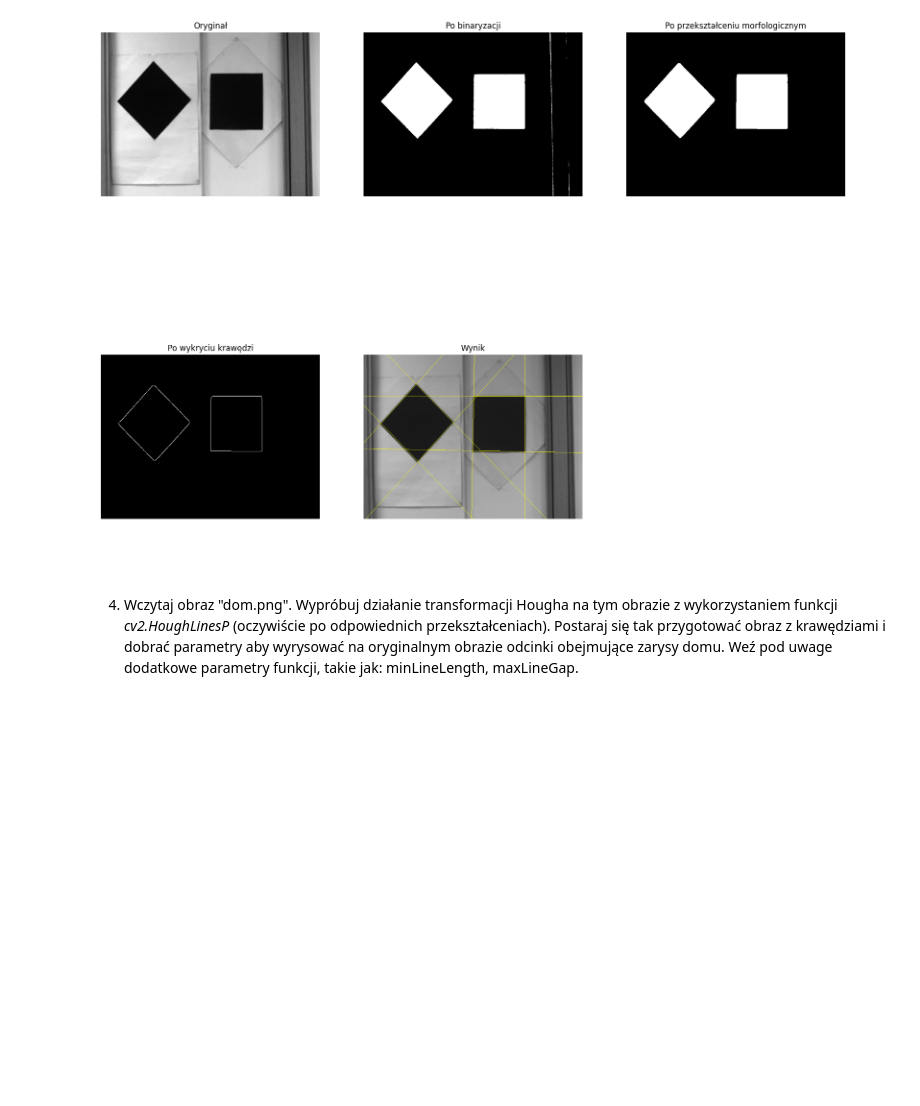
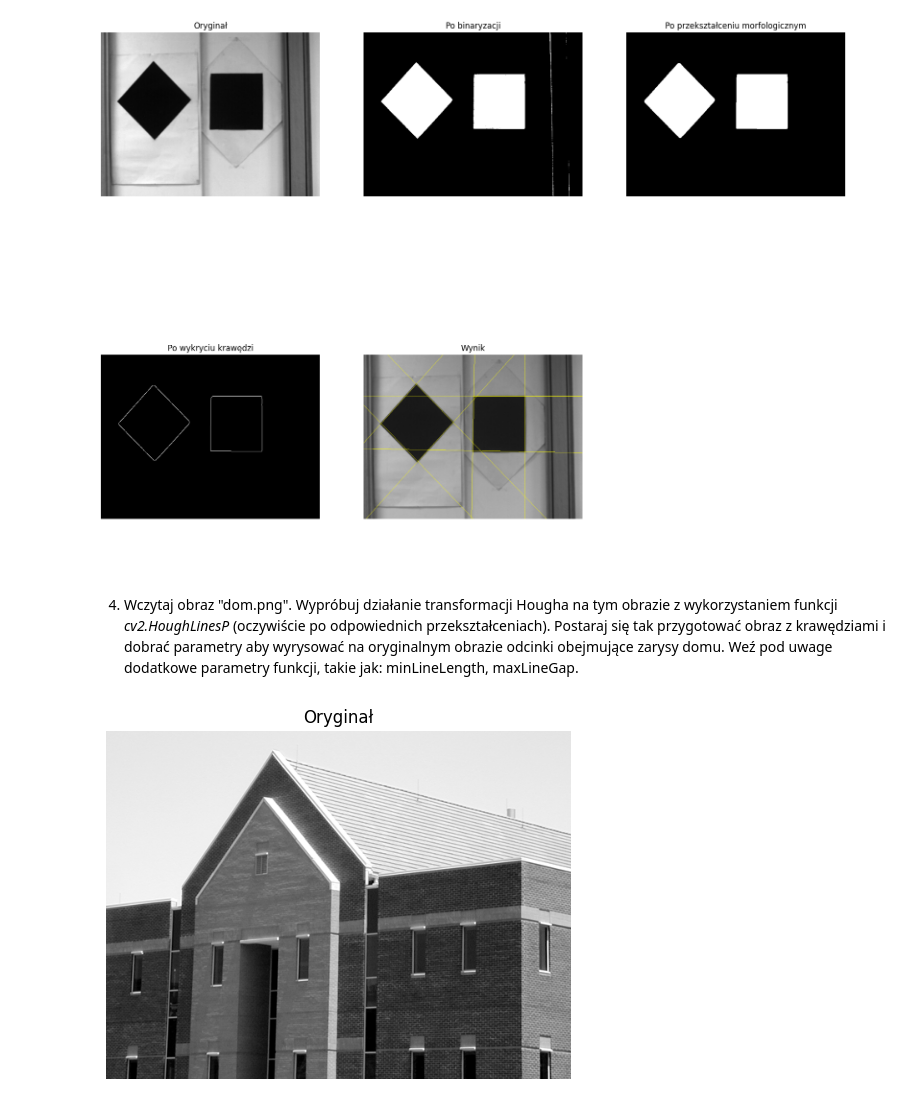
Before and after one commit to DziqG2NK/Przetwarzanie-i-analiza-obraz-w-cyfrowych, a Jupyter notebook: zajecia_4/Hough.ipynb, the cells around one changed output. Cells and saved outputs as stored; diff of their text form; code cells hidden in the pictures; blank space fills up the shorter version.

```diff
--- a/zajecia_4/Hough.ipynb
+++ b/zajecia_4/Hough.ipynb
@@ -375,3 +375,9 @@ Znalezione ekstrema: 8
 [figure]
 # %% [markdown]
 4. Wczytaj obraz "dom.png". Wypróbuj działanie transformacji Hougha na tym obrazie z wykorzystaniem funkcji _cv2.HoughLinesP_  (oczywiście po odpowiednich przekształceniach). Postaraj się tak przygotować obraz z krawędziami i dobrać parametry aby wyrysować na oryginalnym obrazie odcinki obejmujące zarysy domu. Weź pod uwage dodatkowe parametry funkcji, takie jak:   minLineLength, maxLineGap.
+# %%
+img = cv2.imread("dom.png", cv2.IMREAD_GRAYSCALE)
+images = {"Oryginał": img}
+plots(**images)
+# %% [output]
+[figure, added]
```
Also changed, not shown: parts of 2 cells of this notebook.
